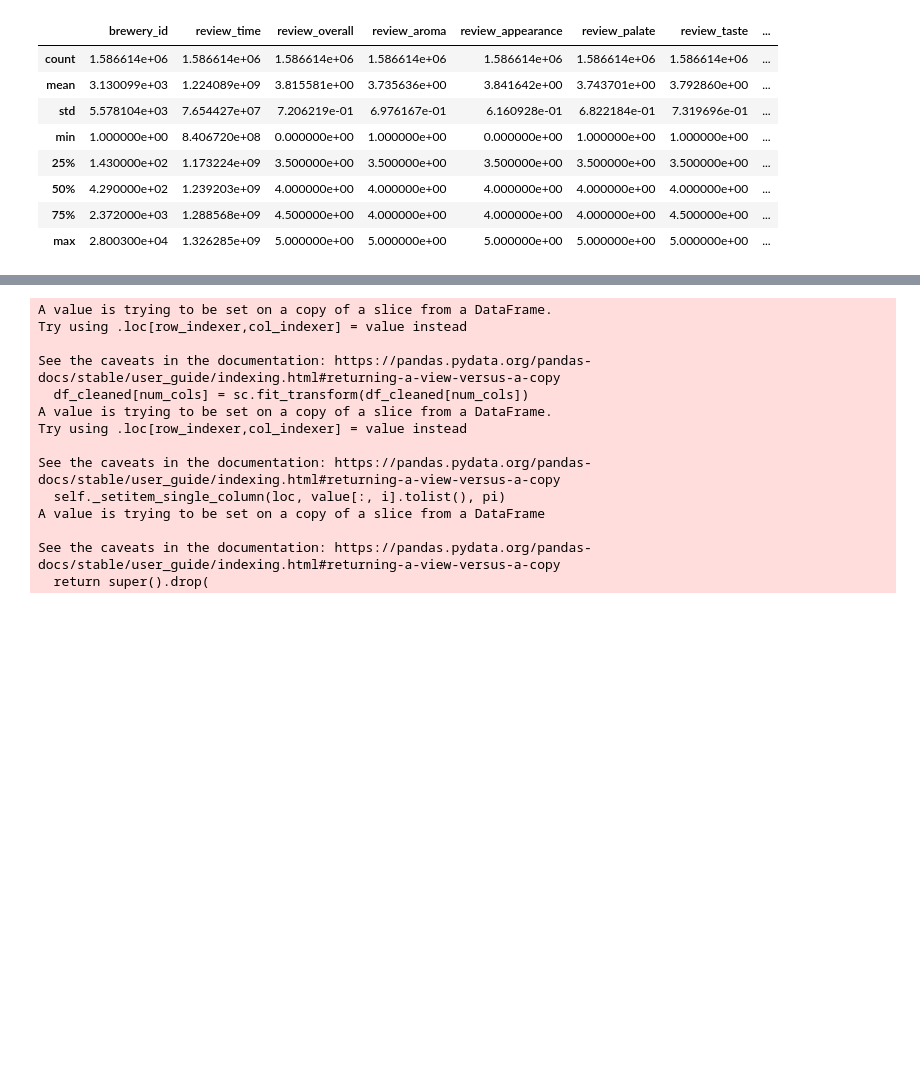
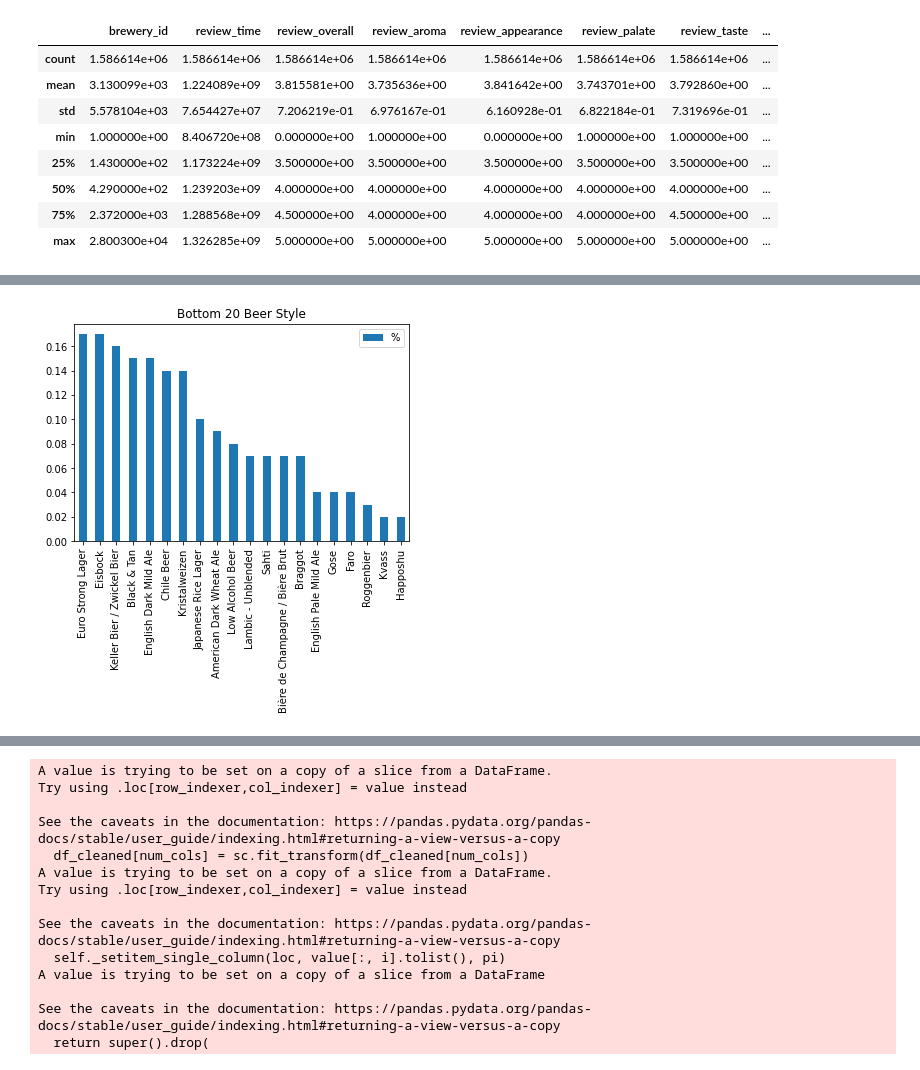
Before and after one commit to freescania/advdsi_at2, a Jupyter notebook: notebooks/Angus_Nicholson_at2_dat_analysis.ipynb, the cells around one changed output, grey strips where cells are left out. Saved outputs shown, nothing was run; the diff lists cells and outputs as text; code cells hidden in the pictures; blank space fills up the shorter version.

```diff
--- a/notebooks/Angus_Nicholson_at2_dat_analysis.ipynb
+++ b/notebooks/Angus_Nicholson_at2_dat_analysis.ipynb
@@ -77,0 +129,4 @@ df_cleaned.describe()
+# %%
+ax = beer_counts_20_tail.plot.bar(stacked=True, title='Bottom 20 Beer Style')
+# %% [output]
+[figure, added]
```
Also changed, not shown: parts of 9 cells of this notebook, 1 other file.
